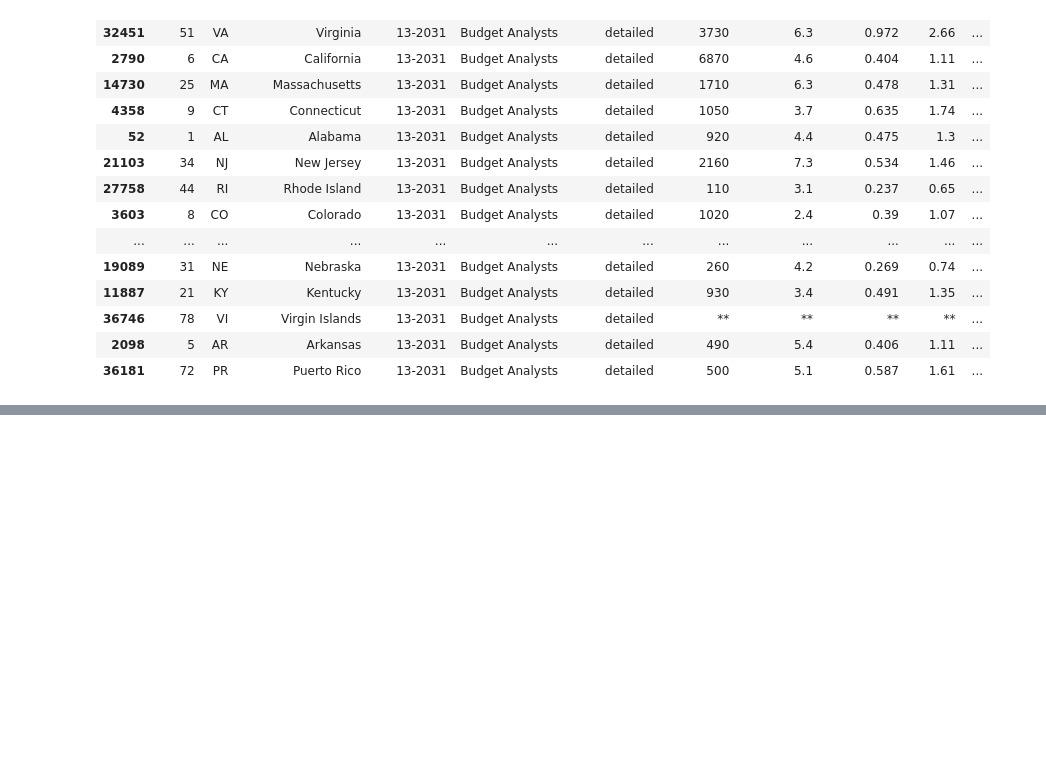
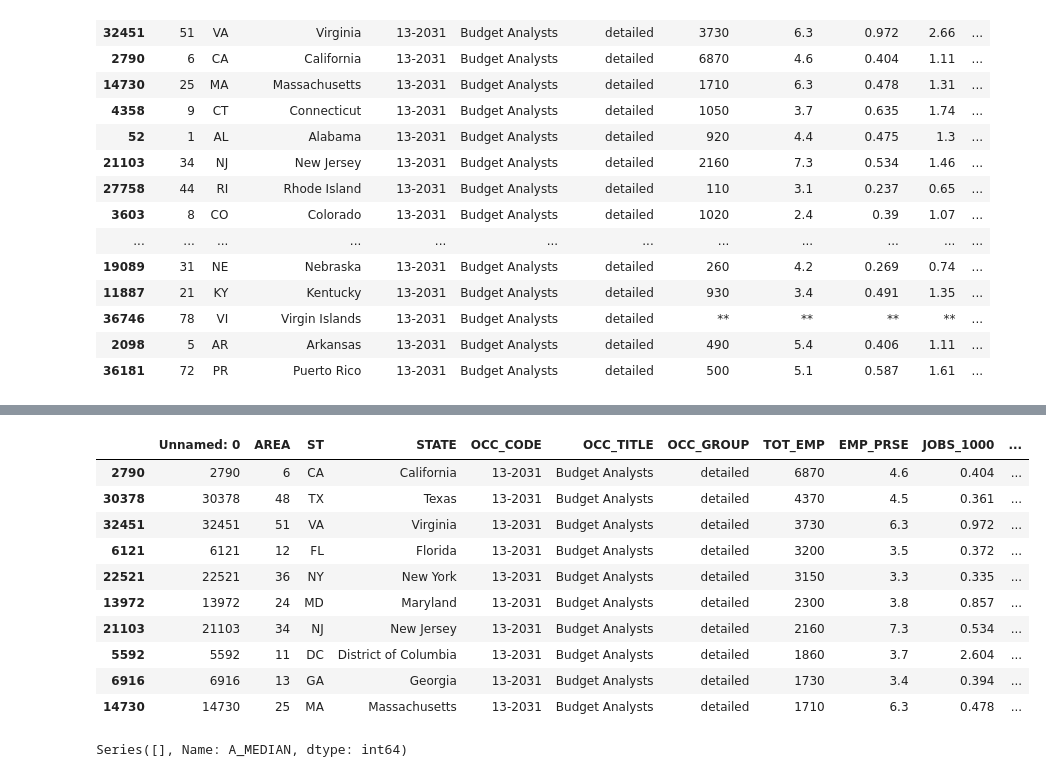
Before and after one commit to MikeDaBossss/Placestolive, a Jupyter notebook: rent.ipynb, the cells around one changed output, grey strips where cells are left out. Saved outputs shown, nothing was run; the diff lists cells and outputs as text; code cells hidden in the pictures; blank space fills up the shorter version.

```diff
--- a/rent.ipynb
+++ b/rent.ipynb
@@ -161,0 +201,14 @@ countyrent[countyrent['OCC_TITLE'].str.contains('Budget Analyst')].sort_values(b
+# %%
+countyrent[countyrent['OCC_TITLE'].str.contains('Budget Analyst')].sort_values(by='TOT_EMP',ascending=False)[:10]
+# %% [output]
+|  | Unnamed: 0 | AREA | ST | STATE | OCC_CODE | OCC_TITLE | OCC_GROUP | TOT_EMP | EMP_PRSE | JOBS_1000 | ... |
+| 2790 | 2790 | 6 | CA | California | 13-2031 | Budget Analysts | detailed | 6870 | 4.6 | 0.404 | ... |
+| 30378 | 30378 | 48 | TX | Texas | 13-2031 | Budget Analysts | detailed | 4370 | 4.5 | 0.361 | ... |
+| 32451 | 32451 | 51 | VA | Virginia | 13-2031 | Budget Analysts | detailed | 3730 | 6.3 | 0.972 | ... |
+| 6121 | 6121 | 12 | FL | Florida | 13-2031 | Budget Analysts | detailed | 3200 | 3.5 | 0.372 | ... |
+| 22521 | 22521 | 36 | NY | New York | 13-2031 | Budget Analysts | detailed | 3150 | 3.3 | 0.335 | ... |
+| 13972 | 13972 | 24 | MD | Maryland | 13-2031 | Budget Analysts | detailed | 2300 | 3.8 | 0.857 | ... |
+| 21103 | 21103 | 34 | NJ | New Jersey | 13-2031 | Budget Analysts | detailed | 2160 | 7.3 | 0.534 | ... |
+| 5592 | 5592 | 11 | DC | District of Columbia | 13-2031 | Budget Analysts | detailed | 1860 | 3.7 | 2.604 | ... |
+| 6916 | 6916 | 13 | GA | Georgia | 13-2031 | Budget Analysts | detailed | 1730 | 3.4 | 0.394 | ... |
+| 14730 | 14730 | 25 | MA | Massachusetts | 13-2031 | Budget Analysts | detailed | 1710 | 6.3 | 0.478 | ... |
@@ -161,0 +217,7 @@ countyrent[countyrent['OCC_TITLE'].str.contains('Budget Analyst')].sort_values(b
+# %%
+countyrent['A_MEDIAN'] = countyrent['A_MEDIAN'].astype(str)
+countyrent.replace('*', 0, inplace=True)
+countyrent.replace('#', 0, inplace=True)
+countyrent[countyrent['A_MEDIAN'].str.isdigit() == False]['A_MEDIAN'].value_counts()
+# %% [output]
+Series([], Name: A_MEDIAN, dtype: int64)
```
Also changed, not shown: parts of 9 cells of this notebook.
